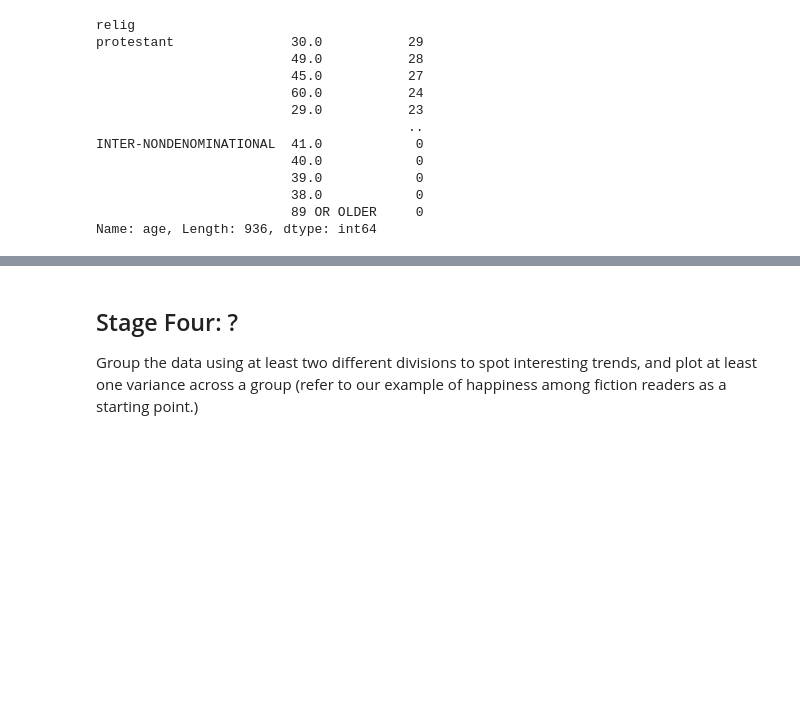
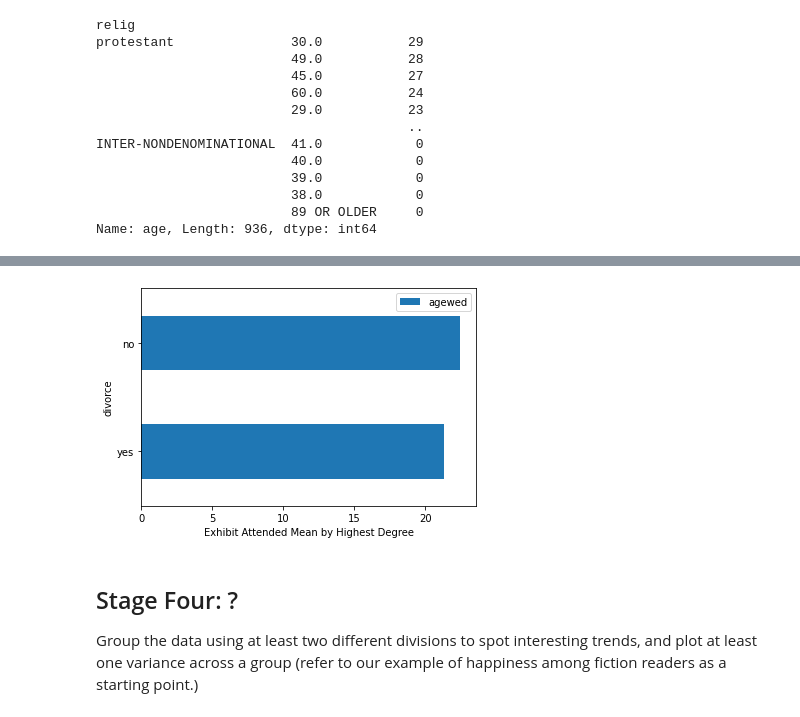
Before and after one commit to dlb007/Vox, a Jupyter notebook: Assignment # 9x.ipynb, the cells around one changed output, grey strips where cells are left out. Saved outputs shown, nothing was run; the diff lists cells and outputs as text; code cells hidden in the pictures; blank space fills up the shorter version.

```diff
--- a/Assignment # 9x.ipynb
+++ b/Assignment # 9x.ipynb
@@ -177,7 +172,9 @@ KeyError: 'artexbt'
 # %%
-df.groupby('degree')['artexbt'].mean().plot(kind='barh')
+df.groupby('divorce')['agewed'].mean().plot(kind='barh')
 plt.xlabel('Exhibit Attended Mean by Highest Degree')
 plt.legend();
+# %% [output]
+[figure, added]
 # %% [markdown]
 ## Stage Four: ?
 Group the data using at least two different divisions to spot interesting trends, and plot at least one variance across a group (refer to our example of happiness among fiction readers as a starting point.)
```
Also changed, not shown: parts of 10 cells of this notebook.
